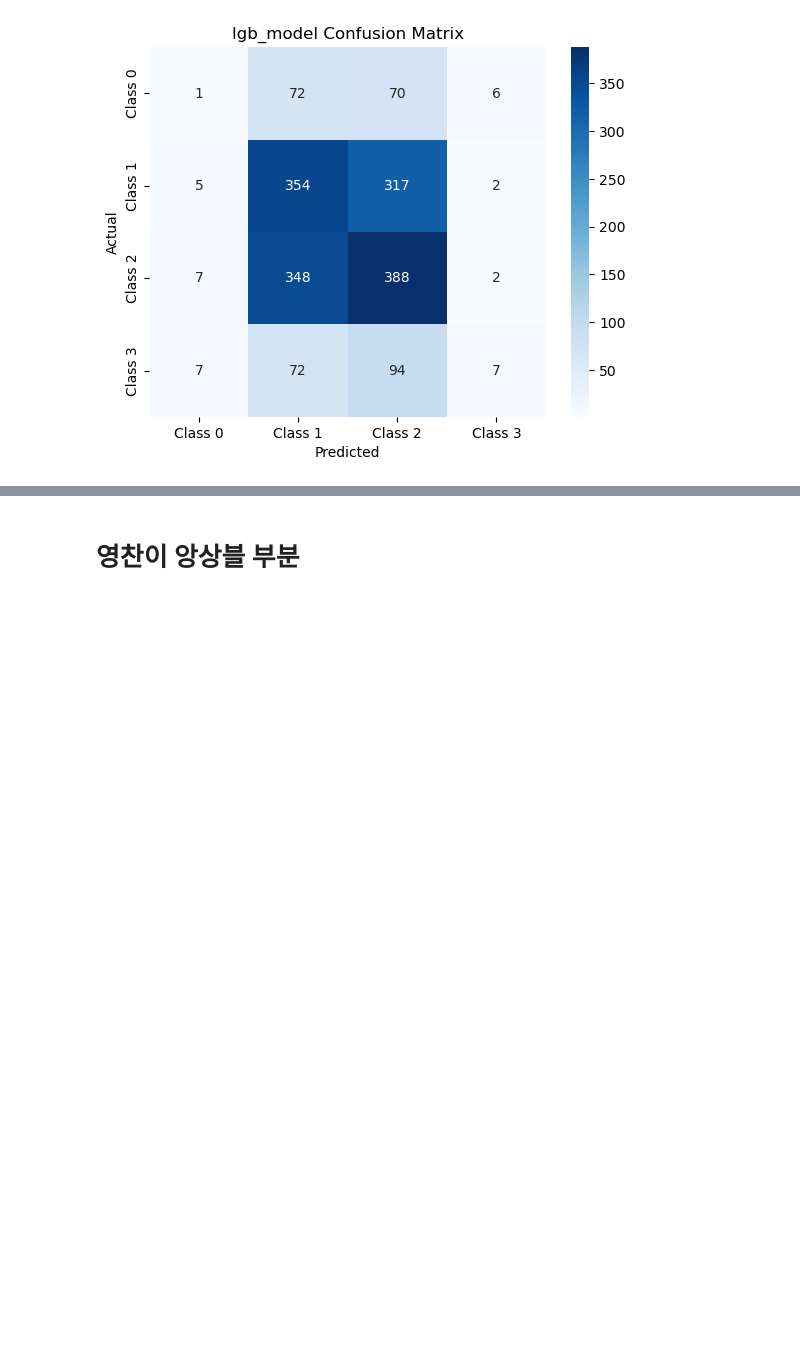
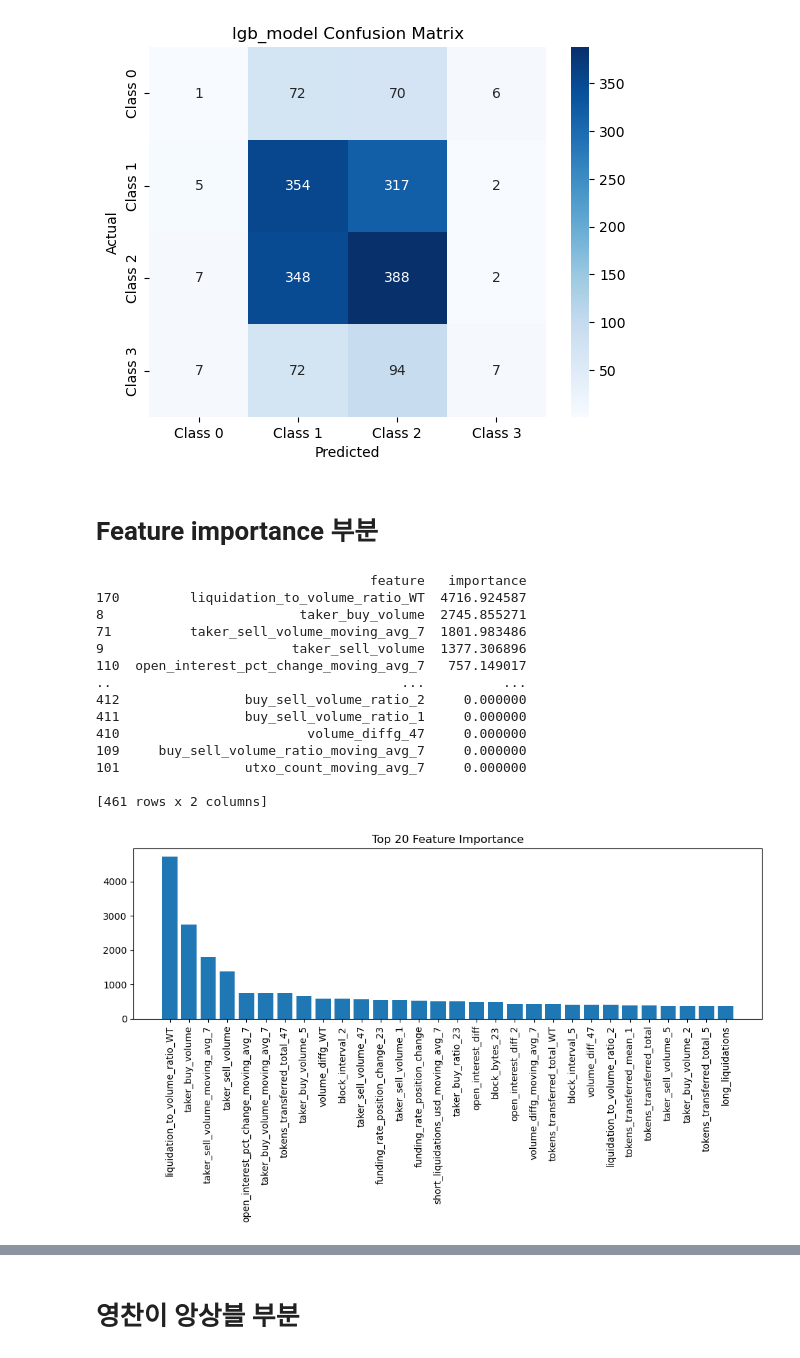
Before and after one commit to boostcampaitech7/level1-classificationinmachinelearning-recsys-08, a Jupyter notebook: src/baseline_ensenble_clean.ipynb, the cells around one changed output, grey strips where cells are left out. Saved outputs shown, nothing was run; the diff lists cells and outputs as text; code cells hidden in the pictures; blank space fills up the shorter version.

Commit message:
feat: Add feature importance, retrain & output

```diff
--- a/src/baseline_ensenble_clean.ipynb
+++ b/src/baseline_ensenble_clean.ipynb
@@ -449,3 +449,44 @@ weighted avg       0.40      0.43      0.39      1752
 
 혼동 행렬:
 [figure]
+# %% [markdown]
+# Feature importance 부분
+# %%
+# 모델 학습 후 특성 중요도 확인
+feature_importance = lgb_model.feature_importance(importance_type='gain')
+feature_names = lgb_model.feature_name()
+
+# 특성 중요도를 데이터프레임으로 변환하고 정렬
+import pandas as pd
+feature_importance_df = pd.DataFrame({
+    'feature': feature_names,
+    'importance': feature_importance
+}).sort_values('importance', ascending=False)
+
+print(feature_importance_df)
+
+# 상위 30개 특성의 중요도를 시각화
+import matplotlib.pyplot as plt
+
+plt.figure(figsize=(10, 6))
+plt.bar(feature_importance_df['feature'][:30], feature_importance_df['importance'][:30])
+plt.xticks(rotation=90)
+plt.title('Top 20 Feature Importance')
+plt.tight_layout()
+plt.show()
+# %% [output]
+                                   feature   importance
+170         liquidation_to_volume_ratio_WT  4716.924587
+8                         taker_buy_volume  2745.855271
+71          taker_sell_volume_moving_avg_7  1801.983486
+9                        taker_sell_volume  1377.306896
+110  open_interest_pct_change_moving_avg_7   757.149017
+..                                     ...          ...
+412                buy_sell_volume_ratio_2     0.000000
+411                buy_sell_volume_ratio_1     0.000000
+410                        volume_diffg_47     0.000000
+109     buy_sell_volume_ratio_moving_avg_7     0.000000
+101                utxo_count_moving_avg_7     0.000000
+
+[461 rows x 2 columns]
+[figure, added]
```
Also changed, not shown: parts of 15 cells of this notebook.
